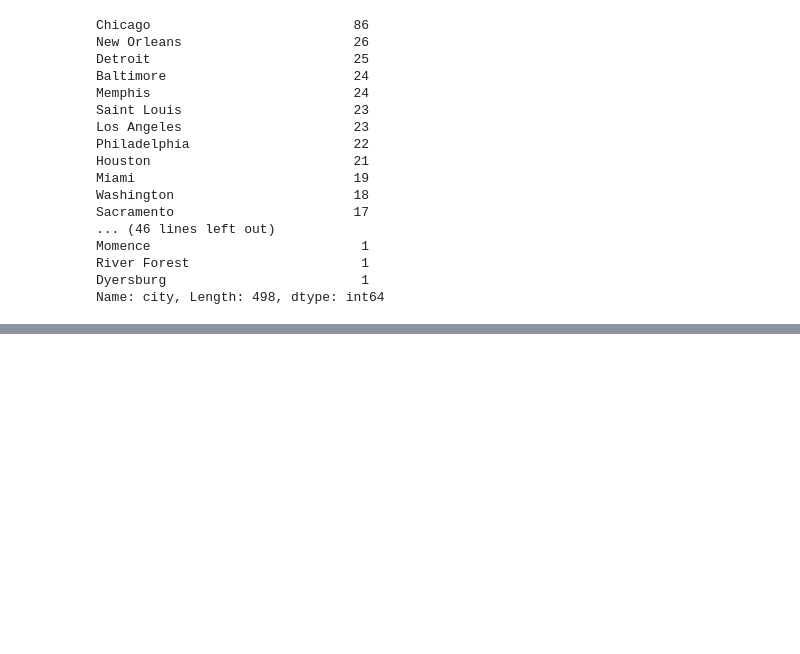
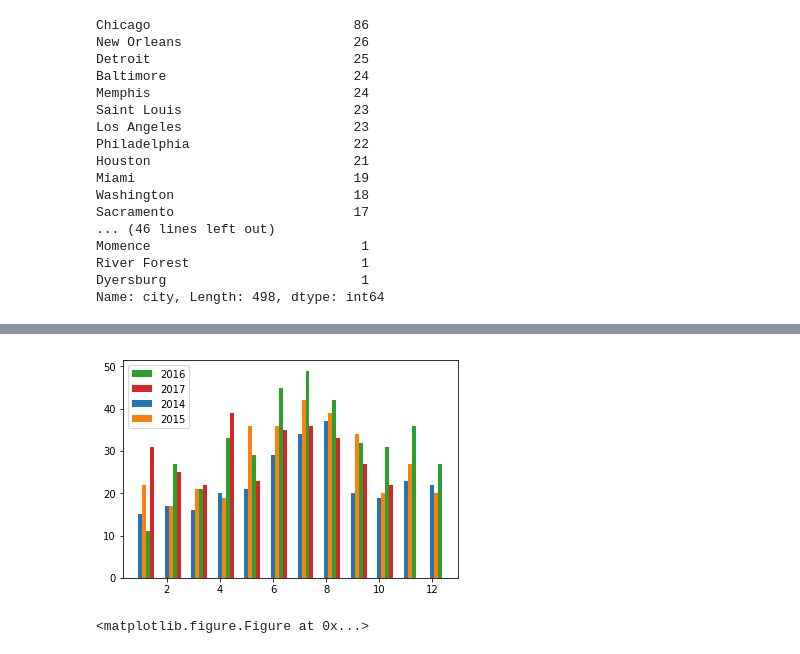
Before and after one commit to BlueEyedHush/us-mass-shootings, a Jupyter notebook: gva-analysis/Gun Violence Archive analysis.ipynb, the cells around one changed output, grey strips where cells are left out. Drawn from its saved outputs; the diff is of its cells as text; code cells hidden in the pictures; blank space fills up the shorter version.

```diff
--- a/gva-analysis/Gun Violence Archive analysis.ipynb
+++ b/gva-analysis/Gun Violence Archive analysis.ipynb
@@ -100,0 +79,7 @@ u'Masked man stops car, and opens fire on teens smoking pot. 16 y/o girl killed,
+# %%
+from folium import plugins
+
+map = folium.Map(location=[40, -100], zoom_start=4.4)
+for index, row in json.iterrows():
+    folium.CircleMarker([row.lat, row.long], radius=2, fill=True, popup="").add_to(map)
+map
@@ -100,0 +88,4 @@ u'Masked man stops car, and opens fire on teens smoking pot. 16 y/o girl killed,
+# %%
+#mass
+mass = json.query('no_k>4')
+len(json.query('no_k>4'))
@@ -100,0 +94,5 @@ u'Masked man stops car, and opens fire on teens smoking pot. 16 y/o girl killed,
+# %%
+mass_map = folium.Map(location=[40, -100], zoom_start=4.4)
+for index, row in mass.iterrows():
+    folium.CircleMarker([row.lat, row.long], radius=2, fill=True, popup="").add_to(mass_map)
+mass_map
@@ -100,0 +114,22 @@ u'Masked man stops car, and opens fire on teens smoking pot. 16 y/o girl killed,
+# %%
+#number of incidents by months in each year
+
+import matplotlib.pyplot as plt
+import numpy as np
+
+fig, ax = plt.subplots()
+width = 0.15
+
+subplotsWithYear = []
+for year in range(2014, 2017+1):
+    index = year - 2014
+    incidentsByMonth = json[json.date.dt.year == year].date.map(lambda x: x.month).value_counts().sort_index().values
+    x = np.arange(1, len(incidentsByMonth)+1)
+    subplot = ax.bar(x+index*width, incidentsByMonth, width)
+    subplotsWithYear.append((year, subplot))
+ax.legend(dict(subplotsWithYear).values(), dict(subplotsWithYear).keys())
+plt.figure(figsize=(18,10))
+plt.show()
+# %% [output]
+[figure, added]
+<matplotlib.figure.Figure at 0x...>
```
Also changed, not shown: parts of 13 cells of this notebook, 1 other file.
